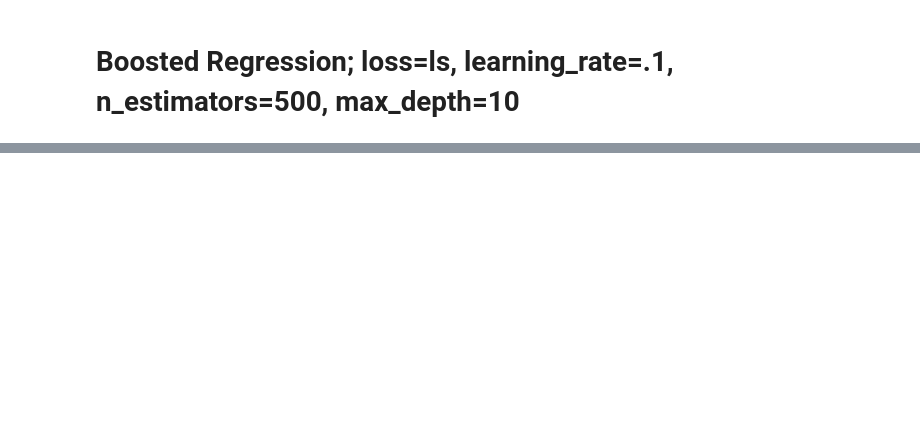
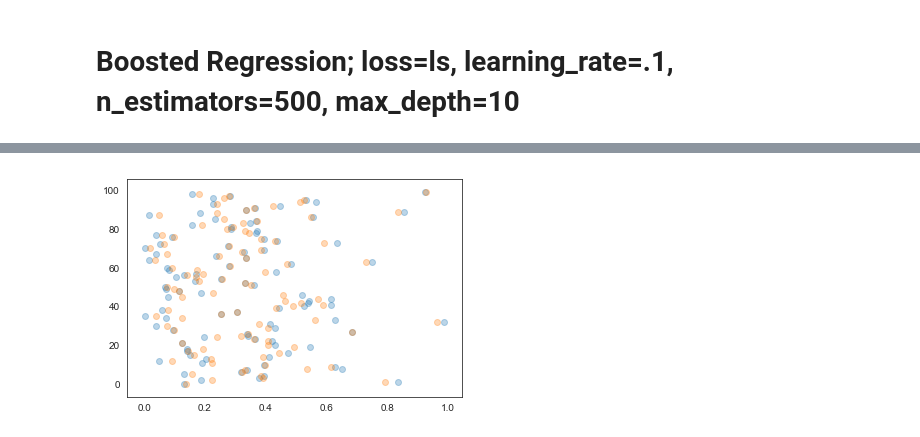
Before and after one commit to BlaHaws/Thinkful, a Jupyter notebook: CapstoneResearch/PredictingTerroristCapstone3.ipynb, the cells around one changed output, grey strips where cells are left out. Saved outputs shown, nothing was run; the diff lists cells and outputs as text; code cells hidden in the pictures; blank space fills up the shorter version.

```diff
--- a/CapstoneResearch/PredictingTerroristCapstone3.ipynb
+++ b/CapstoneResearch/PredictingTerroristCapstone3.ipynb
@@ -345,0 +327,6 @@ Cross Validation:
+# %%
+plt.scatter(train['prob_threat'][:100], train.index[:100], alpha = .3)
+plt.scatter(regr.predict(train_X)[:100], train.index[:100], alpha = .3)
+plt.show()
+# %% [output]
+[figure, added]
```
Also changed, not shown: parts of 27 cells of this notebook.
